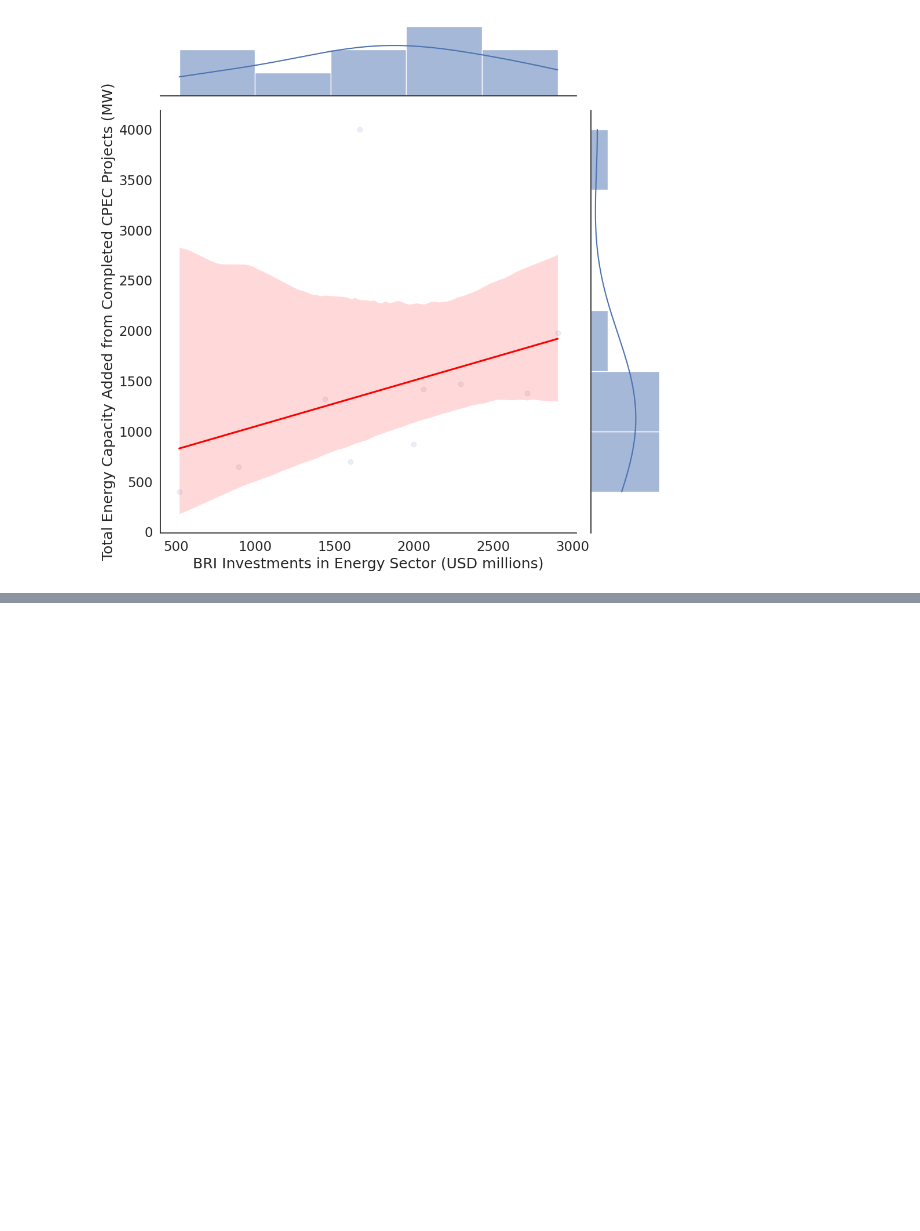
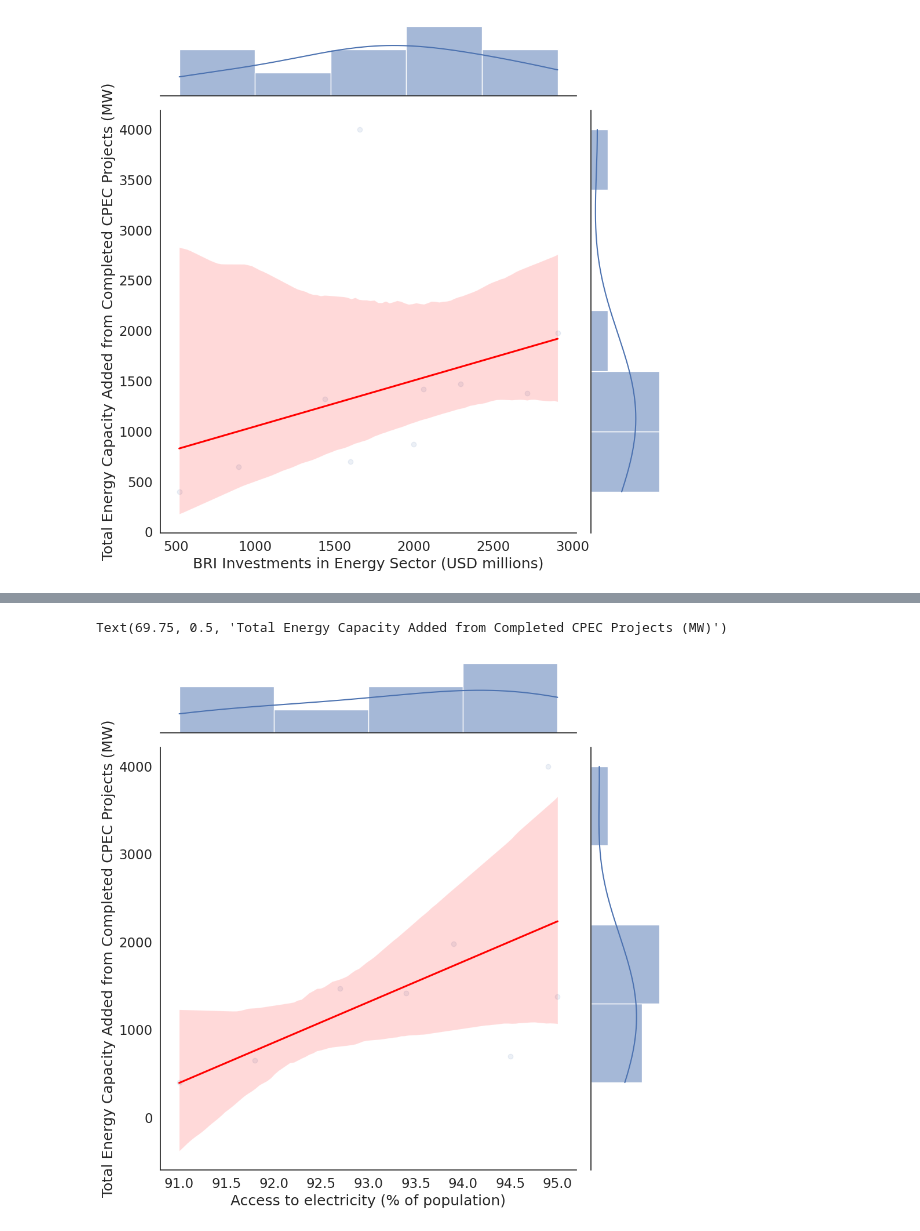
Before and after one commit to ilinashah177/Coursework-Website, a Jupyter notebook: Regression_Investments_and_Energy_Capacity.ipynb, the cells around one changed output, grey strips where cells are left out. Drawn from its saved outputs; the diff is of its cells as text; code cells hidden in the pictures; blank space fills up the shorter version.

```diff
--- a/Regression_Investments_and_Energy_Capacity.ipynb
+++ b/Regression_Investments_and_Energy_Capacity.ipynb
@@ -133,0 +163,30 @@ Text(69.75, 0.5, 'Total Energy Capacity Added from Completed CPEC Projects (MW)'
+# %%
+import pandas as pd
+
+#Name of uploaded file
+file_name = 'Dataset Group14 Coursework.xlsx'
+
+#Read data from the two sheets
+sheet1_df_p2 = pd.read_excel(file_name, sheet_name='Access to electricity')
+sheet2_df_p2 = pd.read_excel(file_name, sheet_name='Total energy capacity added')
+
+def remove_unnamed_columns(df):
+  """Removes columns with names starting with 'Unnamed'."""
+  unnamed_cols = [col for col in df.columns if 'Unnamed' in col]
+  return df.drop(columns=unnamed_cols)
+
+sheet1_df_p2_cleaned = remove_unnamed_columns(sheet1_df_p2)
+sheet2_df_p2_cleaned = remove_unnamed_columns(sheet2_df_p2)
+# %%
+import pandas as pd
+from sklearn.model_selection import train_test_split
+from sklearn.linear_model import LinearRegression
+from sklearn.metrics import mean_squared_error, r2_score
+import matplotlib.pyplot as plt
+
+#Merge the two DataFrames based on the 'Year' column
+data2 = pd.merge(sheet1_df_p2_cleaned, sheet2_df_p2_cleaned, on='Year')
+
+#Select features (X) and target (y)
+X = data2[['Access to electricity (% of population)']]
+y = data2['Total Energy Capacity Added from Completed CPEC Projects (MW)']
@@ -133,0 +219,14 @@ Text(69.75, 0.5, 'Total Energy Capacity Added from Completed CPEC Projects (MW)'
+# %%
+sns.jointplot(data=data2, # plot a scatterplot with a regression line and two histograms
+                x='Access to electricity (% of population)', # set the x axis to be the years of schooling
+                y='Total Energy Capacity Added from Completed CPEC Projects (MW)', # set the y axis to be the hourly wage
+                kind="reg",  # set the kind of plot to be a regression plot
+                scatter_kws=dict(alpha=0.1), # set the transparency of the points to be 0.1 (10%)
+                line_kws=dict(color='red'), # set the color of the regression line to red
+                height=10) # set the height of the plot to be 10 inches
+
+plt.xlabel('Access to electricity (% of population)') # add a label to the x axis
+plt.ylabel('Total Energy Capacity Added from Completed CPEC Projects (MW)') # add a label to the y axis
+# %% [output]
+Text(69.75, 0.5, 'Total Energy Capacity Added from Completed CPEC Projects (MW)')
+[figure, added]
```
Also changed, not shown: parts of 7 cells of this notebook.
